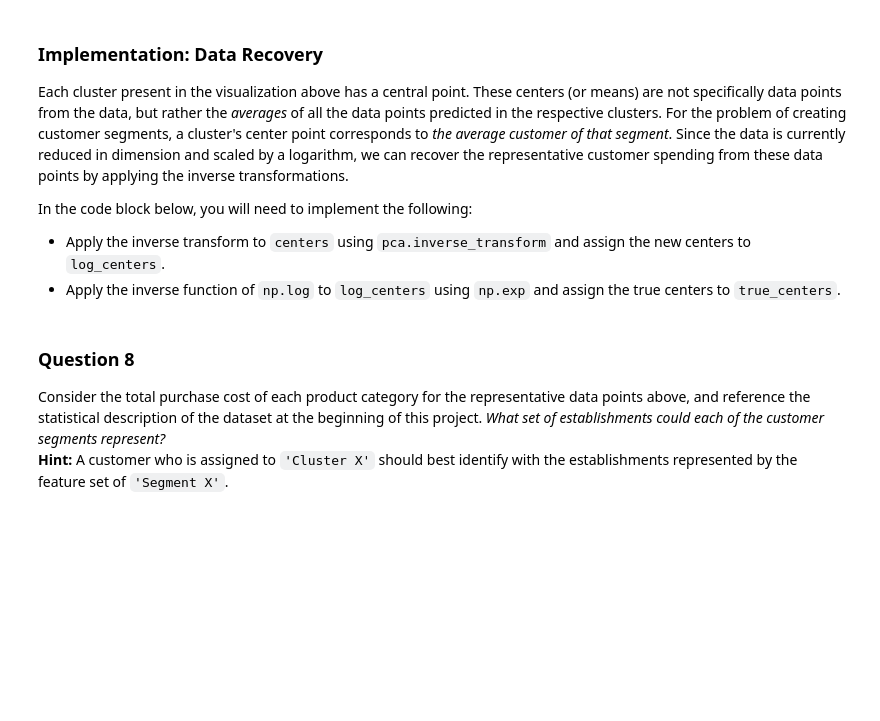
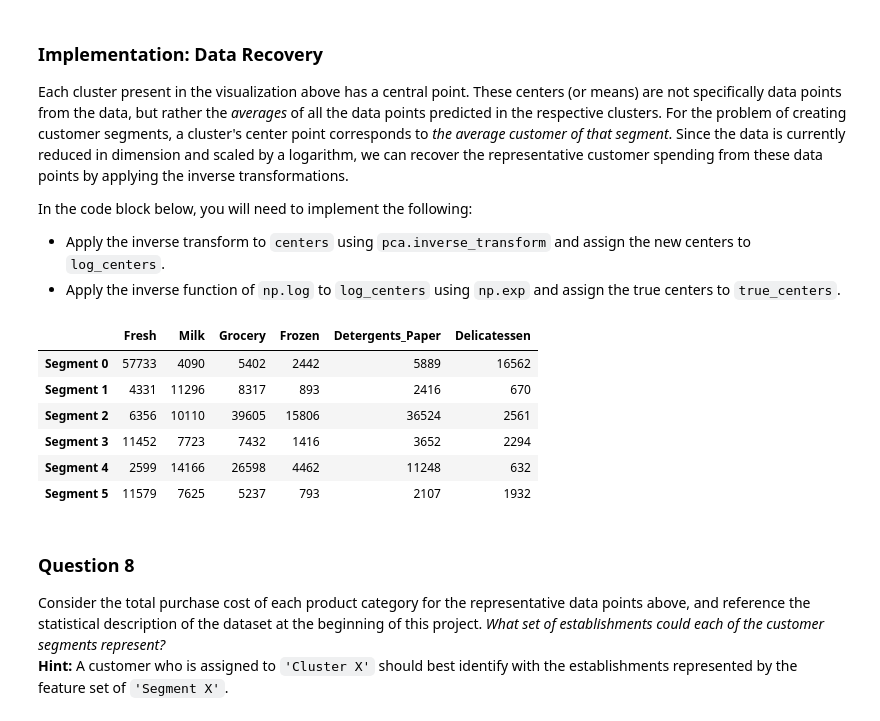
Before and after one commit to miaojiang1987/Machine_Learning_Projects, a Jupyter notebook: Creating_Customer_Segments/customer_segments.ipynb, the cells around one changed output. Saved outputs shown, nothing was run; the diff lists cells and outputs as text; code cells hidden in the pictures; blank space fills up the shorter version.

```diff
--- a/Creating_Customer_Segments/customer_segments.ipynb
+++ b/Creating_Customer_Segments/customer_segments.ipynb
@@ -369,17 +367,20 @@ In the code block below, you will need to implement the following:
  - Import sklearn.metrics.silhouette_score and calculate the silhouette score of `reduced_data` against `preds`.
    - Assign the silhouette score to `score` and print the result.
 # %%
+from sklearn.mixture import GMM
+from sklearn.metrics import silhouette_score
 # TODO: Apply your clustering algorithm of choice to the reduced data
-clusterer = None
+clusterer = GMM(n_components = 6).fit(reduced_data)
 
 # TODO: Predict the cluster for each data point
-preds = None
+preds = clusterer.predict(reduced_data)
 
 # TODO: Find the cluster centers
-centers = None
+centers = clusterer.means_
 
 # TODO: Predict the cluster for each transformed sample data point
-sample_preds = None
+sample_preds = clusterer.predict(pca_samples)
 
 # TODO: Calculate the mean silhouette coefficient for the number of clusters chosen
-score = None
+score = silhouette_score(reduced_data,preds,metric='euclidean')
+print score
@@ -403,16 +408,24 @@ In the code block below, you will need to implement the following:
  - Apply the inverse function of `np.log` to `log_centers` using `np.exp` and assign the true centers to `true_centers`.
 # %%
 # TODO: Inverse transform the centers
-log_centers = None
+log_centers = pca.inverse_transform(centers)
 
 # TODO: Exponentiate the centers
-true_centers = None
+true_centers = np.exp(log_centers)
 
 # Display the true centers
 segments = ['Segment {}'.format(i) for i in range(0,len(centers))]
 true_centers = pd.DataFrame(np.round(true_centers), columns = data.keys())
 true_centers.index = segments
 display(true_centers)
+# %% [output]
+|  | Fresh | Milk | Grocery | Frozen | Detergents_Paper | Delicatessen |
+| Segment 0 | 57733 | 4090 | 5402 | 2442 | 5889 | 16562 |
+| Segment 1 | 4331 | 11296 | 8317 | 893 | 2416 | 670 |
+| Segment 2 | 6356 | 10110 | 39605 | 15806 | 36524 | 2561 |
+| Segment 3 | 11452 | 7723 | 7432 | 1416 | 3652 | 2294 |
+| Segment 4 | 2599 | 14166 | 26598 | 4462 | 11248 | 632 |
+| Segment 5 | 11579 | 7625 | 5237 | 793 | 2107 | 1932 |
 # %% [markdown]
 ### Question 8
 Consider the total purchase cost of each product category for the representative data points above, and reference the statistical description of the dataset at the beginning of this project. *What set of establishments could each of the customer segments represent?*
```
Also changed, not shown: parts of 6 cells of this notebook.
